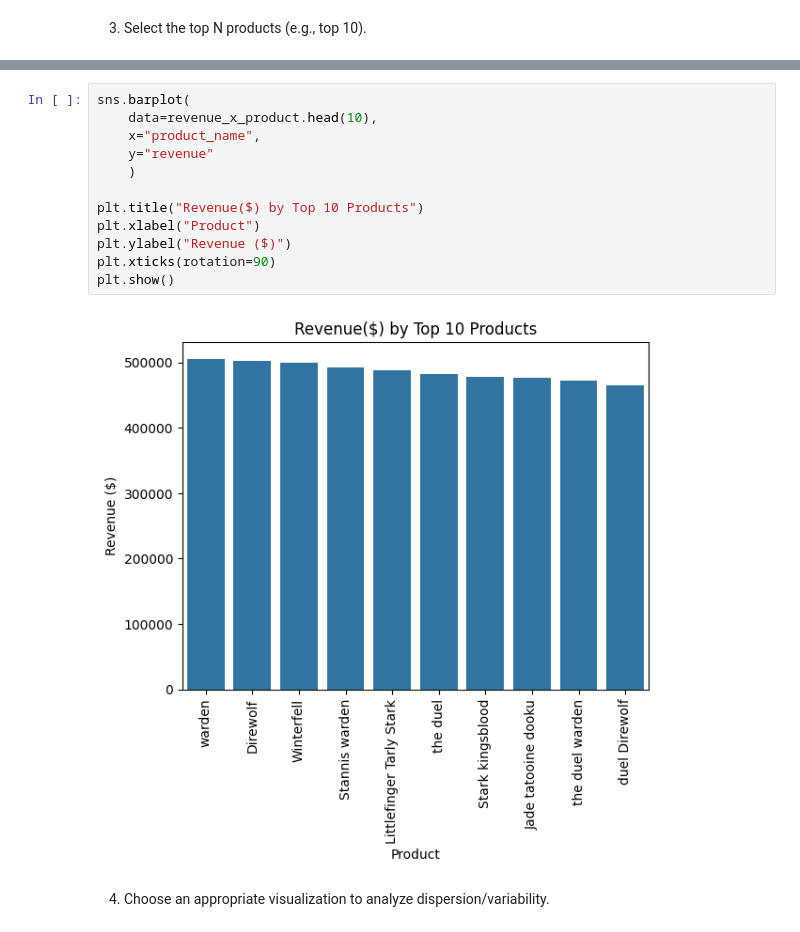
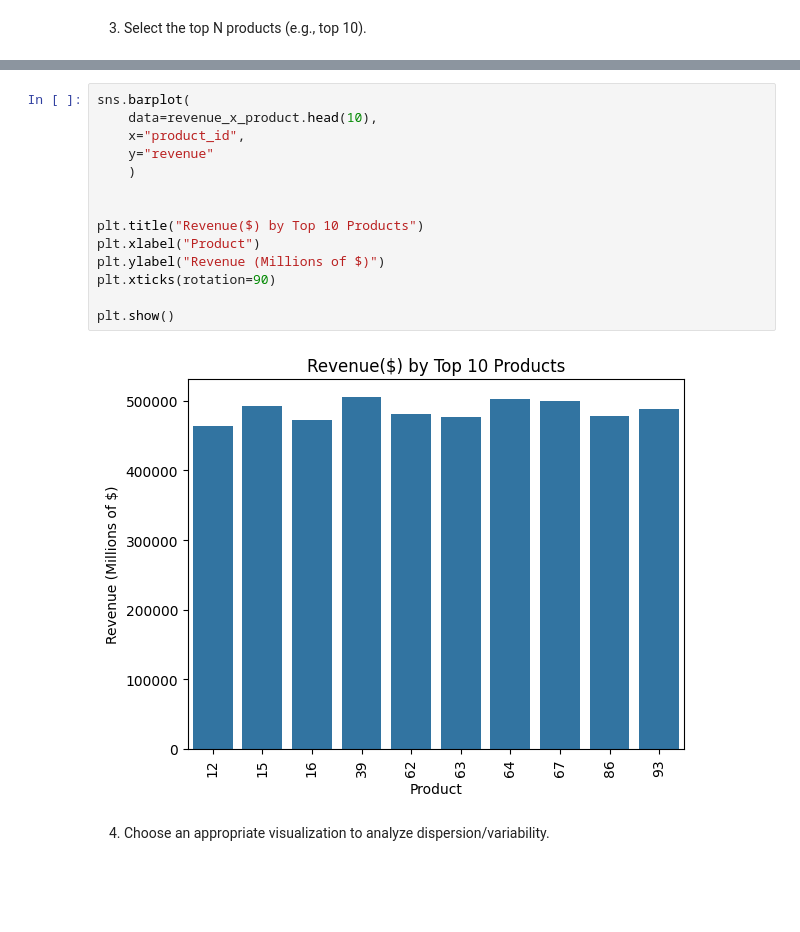
Before and after one commit to edupetitvalley/sprint9-python-graphs, a Jupyter notebook: sprint9.ipynb, the cells around one changed output, grey strips where cells are left out. Drawn from its saved outputs; the diff is of its cells as text; blank space fills up the shorter version.

```diff
--- a/sprint9.ipynb
+++ b/sprint9.ipynb
@@ -750,17 +747,19 @@ revenue_x_product.head(10)
 # %%
 sns.barplot(
     data=revenue_x_product.head(10),
-    x="product_name",
+    x="product_id",
     y="revenue"
     )
 
+
 plt.title("Revenue($) by Top 10 Products")
 plt.xlabel("Product")
-plt.ylabel("Revenue ($)")
+plt.ylabel("Revenue (Millions of $)")
 plt.xticks(rotation=90)
+
 plt.show()
 # %% [output]
-[figure, old version]
+[figure, new version]
 # %% [markdown]
 4. Choose an appropriate visualization to analyze dispersion/variability.
 # %%
```
Also changed, not shown: parts of 24 cells of this notebook.
